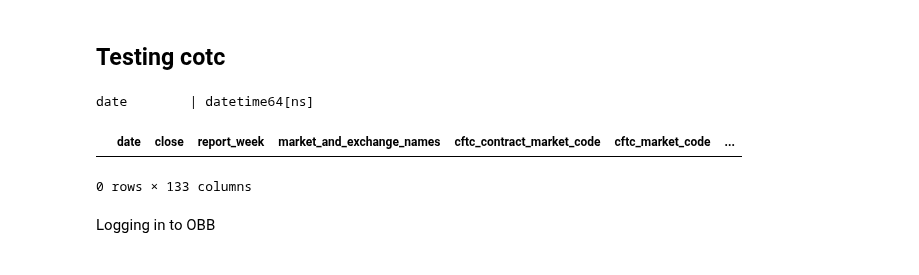
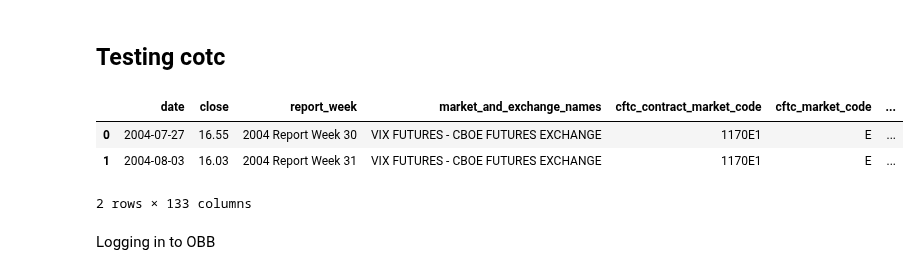
Before and after one commit to mmistroni/OpenBB_Experiments, a Jupyter notebook: OpenBBSamples.ipynb, the cells around one changed output. Drawn from its saved outputs; the diff is of its cells as text; code cells hidden in the pictures.

```diff
--- a/OpenBBSamples.ipynb
+++ b/OpenBBSamples.ipynb
@@ -68,26 +72,19 @@ df = pd.DataFrame(vix_prices)
 df['date'] = pd.to_datetime(df['date'])
 df = df.set_index('date').sort_index()
 df_weekly = df['close'].resample('W-TUE').last().dropna().reset_index()
-
-df_weekly[0:3]
-for col_name, col_type in zip(df_weekly.columns, df_weekly.dtypes):
-    if 'date' in col_name:
-      print(f"{col_name:<11} | {col_type}")
-# %% [output]
-date        | datetime64[ns]
-# %%
-cot_df = obb.regulators.cftc.cot(id='1170E1', provider='cftc').to_df()
-
-#cot_df
-#cot_df[0:3]
-#import pandas as pd
-jnd = df_weekly.merge(cot_df, how='inner',  # or 'left', 'right', 'outer'
-    left_index=True,
-    right_index=True)
-jnd[0:3]
-# %% [output]
-|  | date | close | report_week | market_and_exchange_names | cftc_contract_market_code | cftc_market_code | ... |
-0 rows × 133 columns
+# %%
+cot_df = obb.regulators.cftc.cot(id='1170E1', provider='cftc').to_df()
+
+cot_noindex = cot_df.reset_index()
+cot_noindex['date'] = pd.to_datetime(cot_noindex['date'])
+# %%
+joined = pd.merge(df_weekly, cot_noindex, on='date')  # or 'left', 'right', 'outer'
+joined[0:2]
+# %% [output]
+|  | date | close | report_week | market_and_exchange_names | cftc_contract_market_code | cftc_market_code | ... |
+| 0 | 2004-07-27 | 16.55 | 2004 Report Week 30 | VIX FUTURES - CBOE FUTURES EXCHANGE | 1170E1 | E | ... |
+| 1 | 2004-08-03 | 16.03 | 2004 Report Week 31 | VIX FUTURES - CBOE FUTURES EXCHANGE | 1170E1 | E | ... |
+2 rows × 133 columns
 # %%
 LOOKBACK_WINDOW_SIZE = 156
 # %% [markdown]
```
Also changed, not shown: parts of 2 cells of this notebook.
